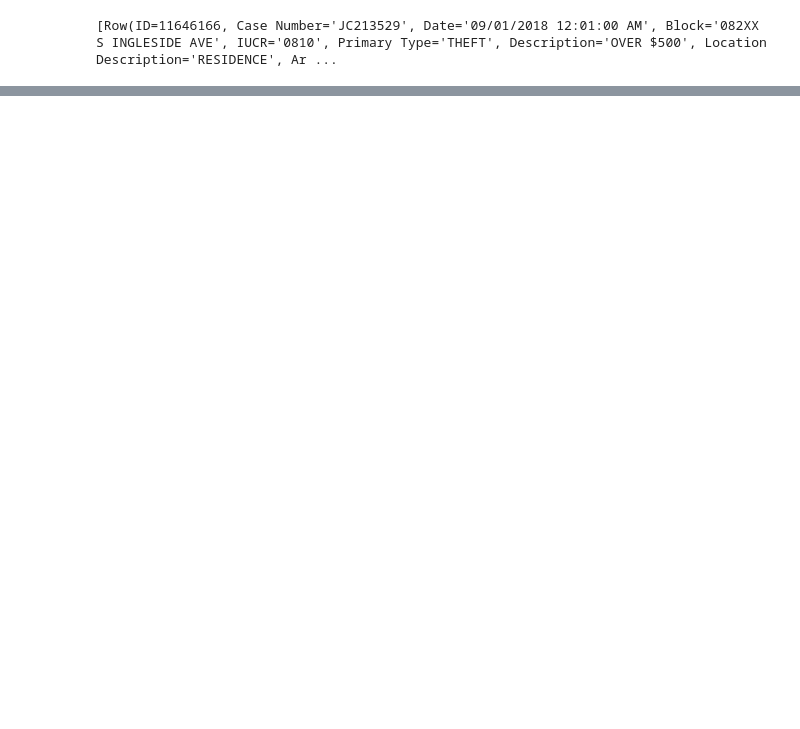
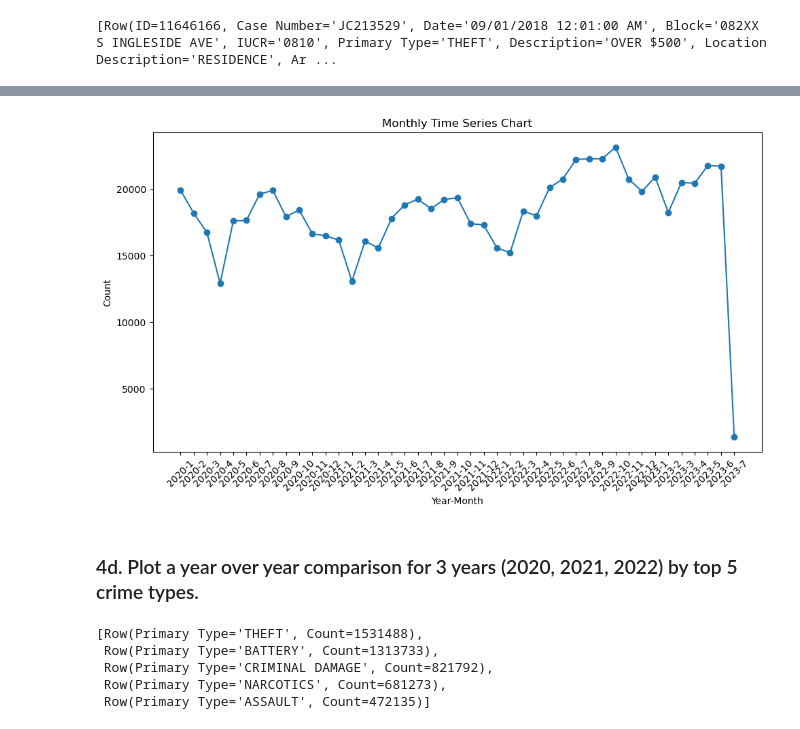
Before and after one commit to sdingx/bdp_hws, a Jupyter notebook: a3/a3_ding.ipynb, the cells around one changed output, grey strips where cells are left out. Saved outputs shown, nothing was run; the diff lists cells and outputs as text; code cells hidden in the pictures; blank space fills up the shorter version.

```diff
--- a/a3/a3_ding.ipynb
+++ b/a3/a3_ding.ipynb
@@ -63,0 +261,2 @@ org.apache.spark.SparkException: Unmanaged application application_1689896722086
+# %%
+df = df.join(names, df["Community Area"]== names["Community Area"])
@@ -63,0 +426,2 @@ org.apache.spark.SparkException: Unmanaged application application_1689896722086
+# %%
+df = df.withColumn('day', F.dayofweek('Date'))
@@ -63,0 +525,4 @@ org.apache.spark.SparkException: Unmanaged application application_1689896722086
+# %%
+past3yrs = df.filter(F.col('Year')>=2020)
+
+past3yrs = past3yrs.groupBy([F.col('Year'), F.col('Month')]).agg(F.count('*').alias('count')).orderBy('Year','Month')
@@ -63,0 +541,24 @@ org.apache.spark.SparkException: Unmanaged application application_1689896722086
+# %%
+threeyrdf = past3yrs.toPandas()
+# %%
+# Plot the time series chart
+plt.figure(figsize=(10, 6))
+plt.plot(threeyrdf["Year"].astype(str) + "-" + threeyrdf["Month"].astype(str), threeyrdf["count"], marker='o')
+plt.xlabel("Year-Month")
+plt.ylabel("Count")
+plt.title("Monthly Time Series Chart")
+plt.xticks(rotation=45)
+plt.tight_layout()
+plt.show()
+# %% [output]
+[figure, added]
+# %% [markdown]
+### 4d. Plot a year over year comparison for 3 years (2020, 2021, 2022) by top 5 crime types.
+# %%
+df.groupBy('Primary Type').agg(F.count('*').alias('Count')).sort(F.desc('Count')).take(5)
+# %% [output]
+[Row(Primary Type='THEFT', Count=1531488),
+ Row(Primary Type='BATTERY', Count=1313733),
+ Row(Primary Type='CRIMINAL DAMAGE', Count=821792),
+ Row(Primary Type='NARCOTICS', Count=681273),
+ Row(Primary Type='ASSAULT', Count=472135)]
```
Also changed, not shown: parts of 115 cells of this notebook.
